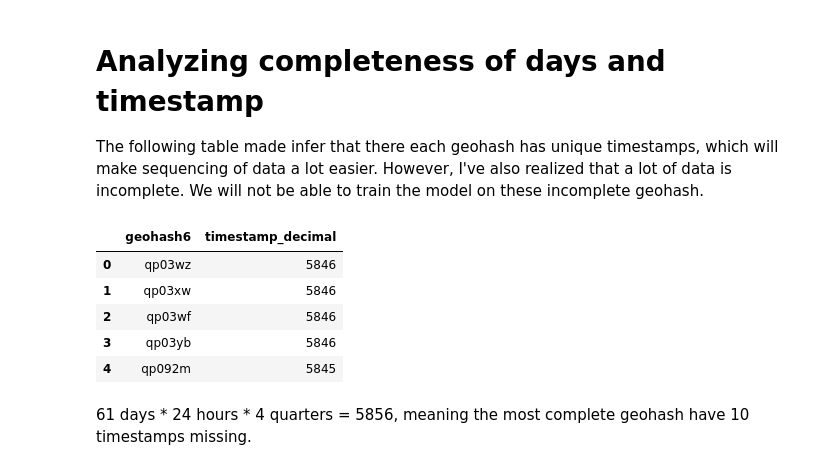
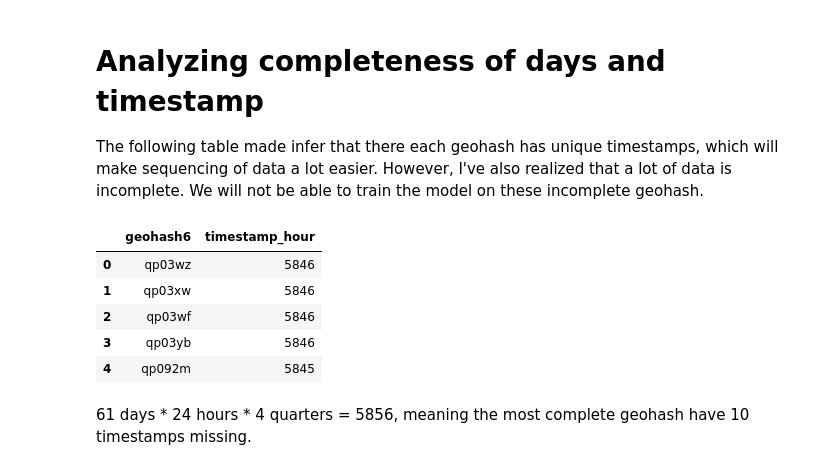
Before and after one commit to KilianTep/traffic-management-aiforsea, a Jupyter notebook: notebooks/preliminary_analysis.ipynb, the cells around one changed output. Drawn from its saved outputs; the diff is of its cells as text; code cells hidden in the pictures.

```diff
--- a/notebooks/preliminary_analysis.ipynb
+++ b/notebooks/preliminary_analysis.ipynb
@@ -69,13 +69,13 @@ fig
 The following table made infer that there each geohash has unique timestamps, which will make sequencing of data a lot easier. However, I've also realized that a lot of data is incomplete. We will not be able to train the model on these incomplete geohash.
 # %%
 agg_geohash = training_set.groupby('geohash6') \
-    .agg({'timestamp_decimal': 'count'}) \
+    .agg({'timestamp_hour': 'count'}) \
     .reset_index() \
-    .sort_values(by='timestamp_decimal', ascending=False) \
+    .sort_values(by='timestamp_hour', ascending=False) \
     .reset_index(drop=True)
 agg_geohash.head()
 # %% [output]
-|  | geohash6 | timestamp_decimal |
+|  | geohash6 | timestamp_hour |
 | 0 | qp03wz | 5846 |
 | 1 | qp03xw | 5846 |
 | 2 | qp03wf | 5846 |
```
